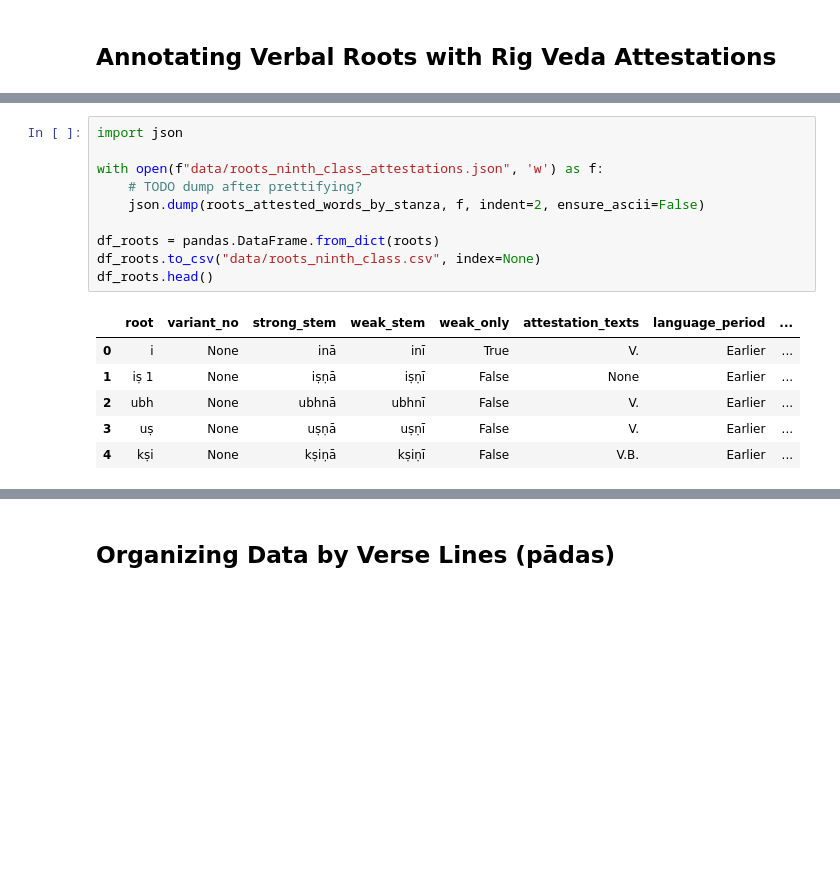
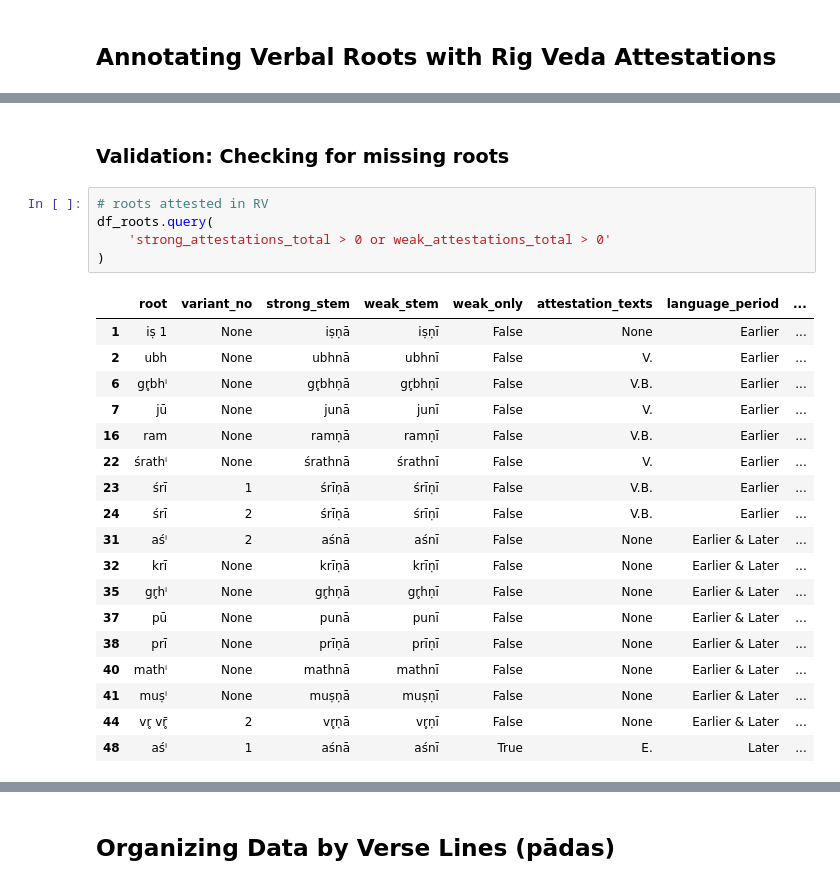
Before and after one commit to anupdhml/sanskrit_ninth_class_meter, a Jupyter notebook: README.ipynb, the cells around one changed output, grey strips where cells are left out. Drawn from its saved outputs; the diff is of its cells as text; blank space fills up the shorter version.

```diff
--- a/README.ipynb
+++ b/README.ipynb
@@ -362,17 +496,26 @@ Getting data for stem: puṣ
-# %%
-import json
-
-with open(f"data/roots_ninth_class_attestations.json", 'w') as f:
-    # TODO dump after prettifying?
-    json.dump(roots_attested_words_by_stanza, f, indent=2, ensure_ascii=False)
-
-df_roots = pandas.DataFrame.from_dict(roots)
-df_roots.to_csv("data/roots_ninth_class.csv", index=None)
-df_roots.head()
-# %% [output]
-|  | root | variant_no | strong_stem | weak_stem | weak_only | attestation_texts | language_period | ... |
-| 0 | i | None | inā | inī | True | V. | Earlier | ... |
-| 1 | iṣ 1 | None | iṣṇā | iṣṇī | False | None | Earlier | ... |
-| 2 | ubh | None | ubhnā | ubhnī | False | V. | Earlier | ... |
-| 3 | uṣ | None | uṣṇā | uṣṇī | False | V. | Earlier | ... |
-| 4 | kṣi | None | kṣiṇā | kṣiṇī | False | V.B. | Earlier | ... |
+# %% [markdown]
+### Validation: Checking for missing roots
+# %%
+# roots attested in RV
+df_roots.query(
+    'strong_attestations_total > 0 or weak_attestations_total > 0'
+)
+# %% [output]
+|  | root | variant_no | strong_stem | weak_stem | weak_only | attestation_texts | language_period | ... |
+| 1 | iṣ 1 | None | iṣṇā | iṣṇī | False | None | Earlier | ... |
+| 2 | ubh | None | ubhnā | ubhnī | False | V. | Earlier | ... |
+| 6 | gr̥bhⁱ | None | gr̥bhṇā | gr̥bhṇī | False | V.B. | Earlier | ... |
+| 7 | jū | None | junā | junī | False | V. | Earlier | ... |
+| 16 | ram | None | ramṇā | ramṇī | False | V.B. | Earlier | ... |
+| 22 | śrathⁱ | None | śrathnā | śrathnī | False | V. | Earlier | ... |
+| 23 | śrī | 1 | śrīṇā | śrīṇī | False | V.B. | Earlier | ... |
+| 24 | śrī | 2 | śrīṇā | śrīṇī | False | V.B. | Earlier | ... |
+| 31 | aśⁱ | 2 | aśnā | aśnī | False | None | Earlier & Later | ... |
+| 32 | krī | None | krīṇā | krīṇī | False | None | Earlier & Later | ... |
+| 35 | gr̥hⁱ | None | gr̥hṇā | gr̥hṇī | False | None | Earlier & Later | ... |
+| 37 | pū | None | punā | punī | False | None | Earlier & Later | ... |
+| 38 | prī | None | prīṇā | prīṇī | False | None | Earlier & Later | ... |
+| 40 | mathⁱ | None | mathnā | mathnī | False | None | Earlier & Later | ... |
+| 41 | muṣⁱ | None | muṣṇā | muṣṇī | False | None | Earlier & Later | ... |
+| 44 | vr̥ vr̥̄ | 2 | vr̥ṇā | vr̥ṇī | False | None | Earlier & Later | ... |
+| 48 | aśⁱ | 1 | aśnā | aśnī | True | E. | Later | ... |
```
Also changed, not shown: parts of 11 cells of this notebook, 4 other files.
